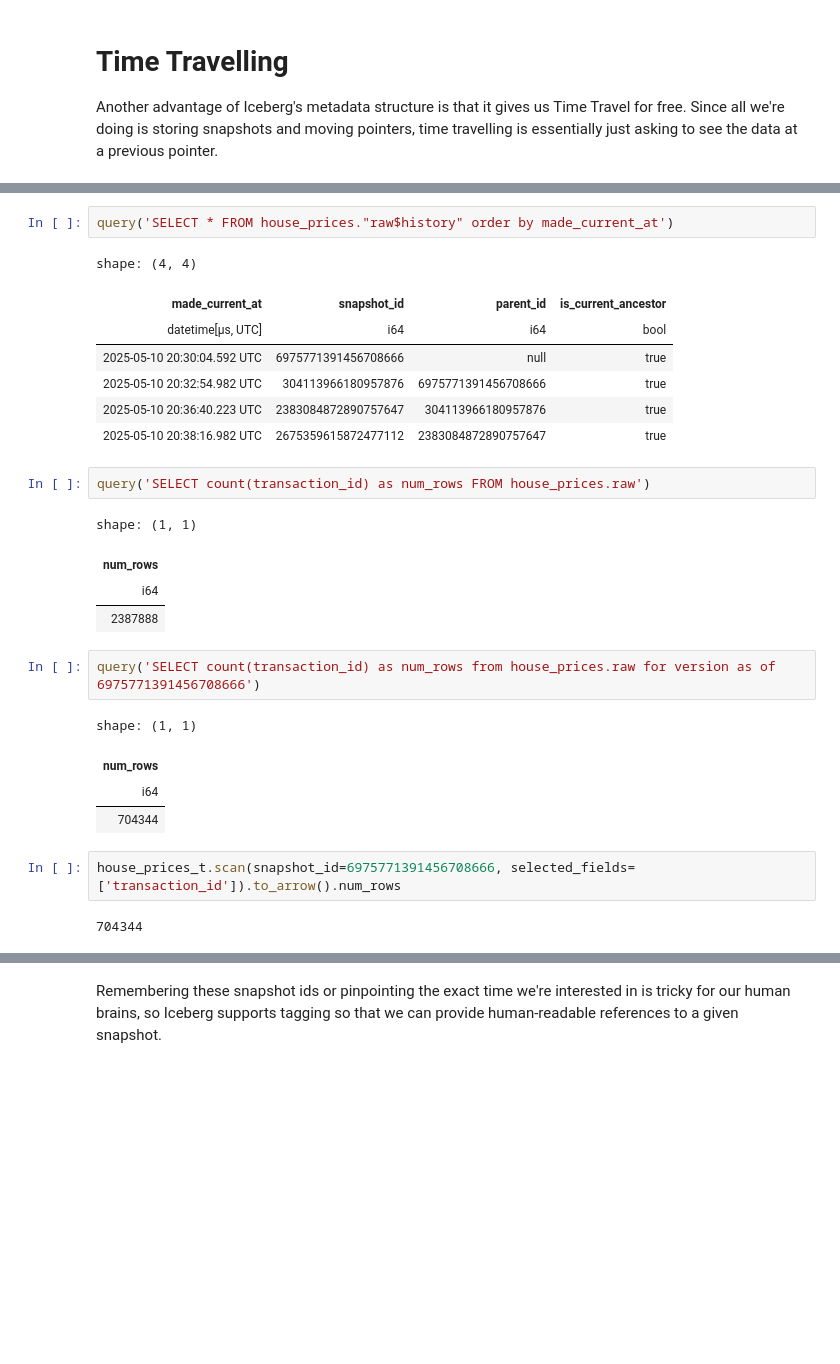
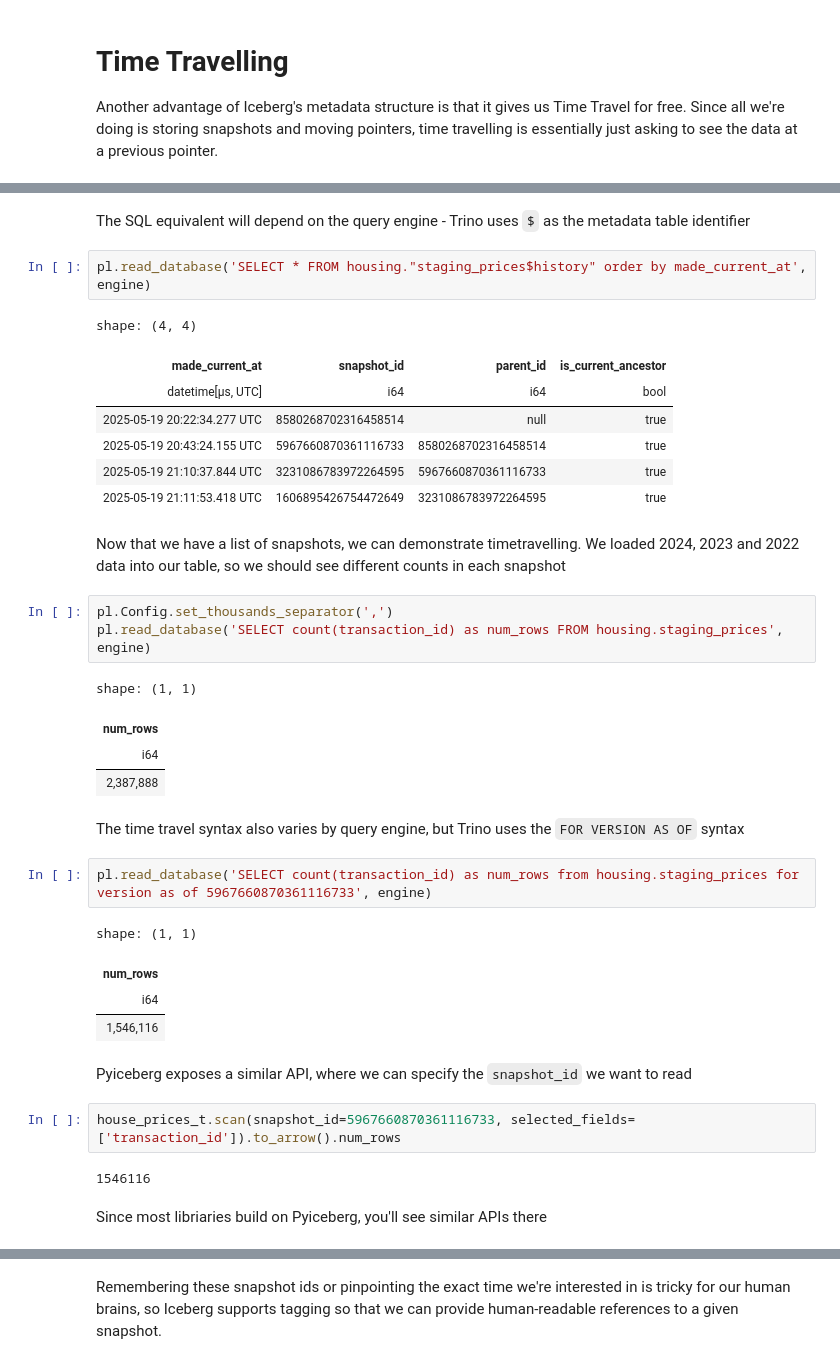
Before and after one commit to henryharbeck/pydata-london-2025-hands-on-apache-iceberg, a Jupyter notebook: notebooks/04-Time Travel.ipynb, the cells around one changed output, grey strips where cells are left out. Saved outputs shown, nothing was run; the diff lists cells and outputs as text; blank space fills up the shorter version.

Commit message:
Running through to Time Travel

```diff
--- a/notebooks/04-Time Travel.ipynb
+++ b/notebooks/04-Time Travel.ipynb
@@ -18,29 +29,40 @@ def query(sql) -> pl.DataFrame:
+# %% [markdown]
+The SQL equivalent will depend on the query engine - Trino uses `$` as the metadata table identifier
 # %%
-query('SELECT * FROM house_prices."raw$history" order by made_current_at')
+pl.read_database('SELECT * FROM housing."staging_prices$history" order by made_current_at', engine)
 # %% [output]
 shape: (4, 4)
 | made_current_at | snapshot_id | parent_id | is_current_ancestor |
 | datetime[μs, UTC] | i64 | i64 | bool |
-| 2025-05-10 20:30:04.592 UTC | 6975771391456708666 | null | true |
-| 2025-05-10 20:32:54.982 UTC | 304113966180957876 | 6975771391456708666 | true |
-| 2025-05-10 20:36:40.223 UTC | 2383084872890757647 | 304113966180957876 | true |
-| 2025-05-10 20:38:16.982 UTC | 2675359615872477112 | 2383084872890757647 | true |
+| 2025-05-19 20:22:34.277 UTC | 8580268702316458514 | null | true |
+| 2025-05-19 20:43:24.155 UTC | 5967660870361116733 | 8580268702316458514 | true |
+| 2025-05-19 21:10:37.844 UTC | 3231086783972264595 | 5967660870361116733 | true |
+| 2025-05-19 21:11:53.418 UTC | 1606895426754472649 | 3231086783972264595 | true |
+# %% [markdown]
+Now that we have a list of snapshots, we can demonstrate timetravelling. We loaded 2024, 2023 and 2022 data into our table, so we should see different counts in each snapshot
 # %%
-query('SELECT count(transaction_id) as num_rows FROM house_prices.raw')
+pl.Config.set_thousands_separator(',')
+pl.read_database('SELECT count(transaction_id) as num_rows FROM housing.staging_prices', engine)
 # %% [output]
 shape: (1, 1)
 | num_rows |
 | i64 |
-| 2387888 |
+| 2,387,888 |
+# %% [markdown]
+The time travel syntax also varies by query engine, but Trino uses the `FOR VERSION AS OF` syntax
 # %%
-query('SELECT count(transaction_id) as num_rows from house_prices.raw for version as of 6975771391456708666')
+pl.read_database('SELECT count(transaction_id) as num_rows from housing.staging_prices for version as of 5967660870361116733', engine)
 # %% [output]
 shape: (1, 1)
 | num_rows |
 | i64 |
-| 704344 |
+| 1,546,116 |
+# %% [markdown]
+Pyiceberg exposes a similar API, where we can specify the `snapshot_id` we want to read
 # %%
-house_prices_t.scan(snapshot_id=6975771391456708666, selected_fields=['transaction_id']).to_arrow().num_rows
+house_prices_t.scan(snapshot_id=5967660870361116733, selected_fields=['transaction_id']).to_arrow().num_rows
 # %% [output]
-704344
+1546116
+# %% [markdown]
+Since most libriaries build on Pyiceberg, you'll see similar APIs there
 # %%
```
Also changed, not shown: parts of 24 cells of this notebook, 1 other file.
